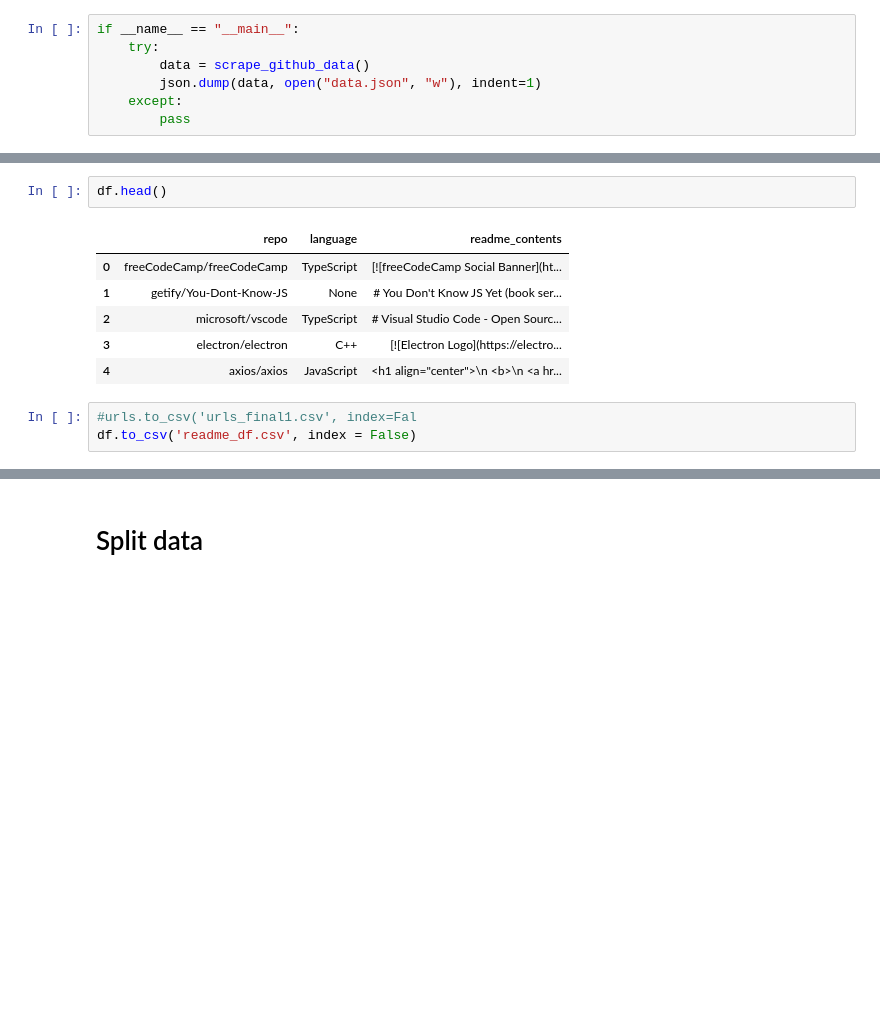
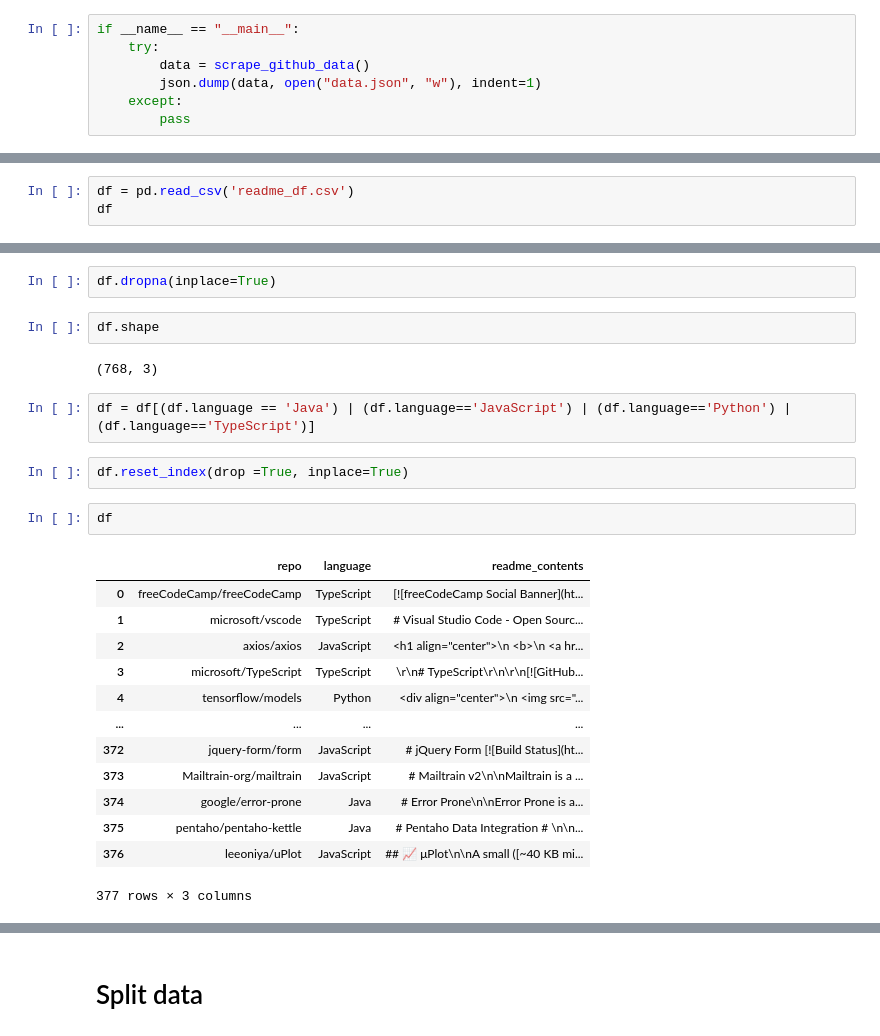
Before and after one commit to NLP-Project-Burton-Yuvia-Yvette/NLP-Project, a Jupyter notebook: Yvettes_notebook.ipynb, the cells around one changed output, grey strips where cells are left out. Saved outputs shown, nothing was run; the diff lists cells and outputs as text; blank space fills up the shorter version.

```diff
--- a/Yvettes_notebook.ipynb
+++ b/Yvettes_notebook.ipynb
@@ -257,0 +277,3 @@ df = pd.DataFrame(df)
+# %%
+df = pd.read_csv('readme_df.csv')
+df
@@ -258,12 +307,26 @@ df = pd.DataFrame(df)
+# %%
+df.dropna(inplace=True)
+# %%
+df.shape
+# %% [output]
+(768, 3)
+# %%
+df = df[(df.language == 'Java') | (df.language=='JavaScript') | (df.language=='Python') | (df.language=='TypeScript')]
+# %%
+df.reset_index(drop =True, inplace=True)
 # %%
-df.head()
+df
 # %% [output]
 |  | repo | language | readme_contents |
 | 0 | freeCodeCamp/freeCodeCamp | TypeScript | [![freeCodeCamp Social Banner](ht... |
-| 1 | getify/You-Dont-Know-JS | None | # You Don't Know JS Yet (book ser... |
-| 2 | microsoft/vscode | TypeScript | # Visual Studio Code - Open Sourc... |
-| 3 | electron/electron | C++ | [![Electron Logo](https://electro... |
-| 4 | axios/axios | JavaScript | <h1 align="center">\n <b>\n <a hr... |
+| 1 | microsoft/vscode | TypeScript | # Visual Studio Code - Open Sourc... |
+| 2 | axios/axios | JavaScript | <h1 align="center">\n <b>\n <a hr... |
+| 3 | microsoft/TypeScript | TypeScript | \r\n# TypeScript\r\n\r\n[![GitHub... |
+| 4 | tensorflow/models | Python | <div align="center">\n <img src="... |
+| ... | ... | ... | ... |
+| 372 | jquery-form/form | JavaScript | # jQuery Form [![Build Status](ht... |
+| 373 | Mailtrain-org/mailtrain | JavaScript | # Mailtrain v2\n\nMailtrain is a ... |
+| 374 | google/error-prone | Java | # Error Prone\n\nError Prone is a... |
+| 375 | pentaho/pentaho-kettle | Java | # Pentaho Data Integration # \n\n... |
+| 376 | leeoniya/uPlot | JavaScript | ## 📈 μPlot\n\nA small ([~40 KB mi... |
+377 rows × 3 columns
-# %%
-#urls.to_csv('urls_final1.csv', index=Fal
-df.to_csv('readme_df.csv', index = False)
```
Also changed, not shown: parts of 41 cells of this notebook.
